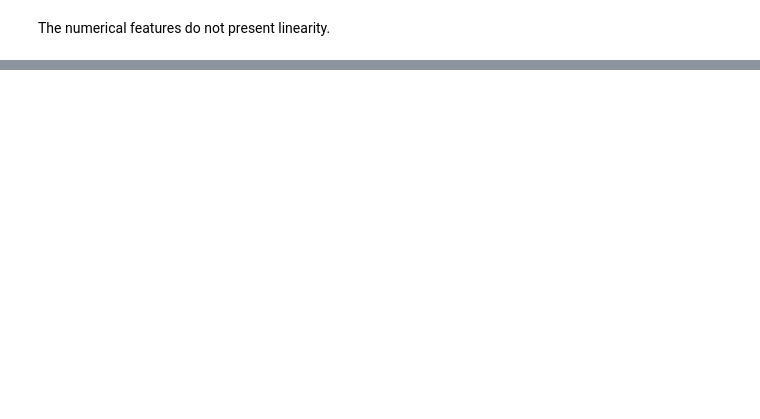
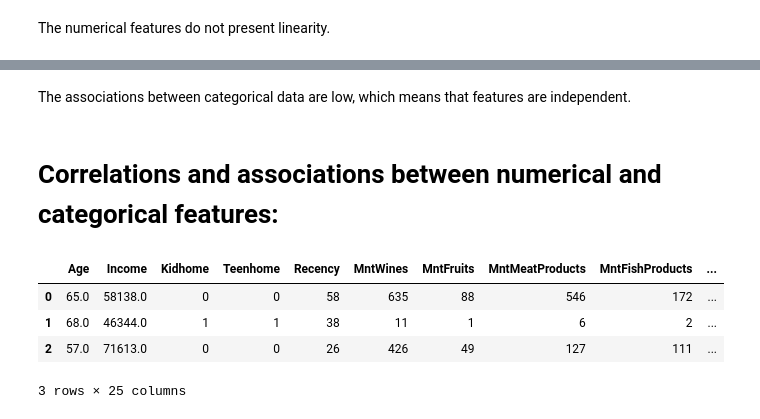
Before and after one commit to AFBA1993/Projects, a Jupyter notebook: Insights/IfoodCase.ipynb, the cells around one changed output, grey strips where cells are left out. Saved outputs shown, nothing was run; the diff lists cells and outputs as text; code cells hidden in the pictures; blank space fills up the shorter version.

```diff
--- a/Insights/IfoodCase.ipynb
+++ b/Insights/IfoodCase.ipynb
@@ -281,0 +344,13 @@ The numerical features do not present linearity.
+# %% [markdown]
+The associations between categorical data are low, which means that features are independent.
+# %% [markdown]
+# Correlations and associations between numerical and categorical features:
+# %%
+merged_data = pd.concat([numerical_data, categorical_data], axis = 1)
+merged_data.head(3)
+# %% [output]
+|  | Age | Income | Kidhome | Teenhome | Recency | MntWines | MntFruits | MntMeatProducts | MntFishProducts | ... |
+| 0 | 65.0 | 58138.0 | 0 | 0 | 58 | 635 | 88 | 546 | 172 | ... |
+| 1 | 68.0 | 46344.0 | 1 | 1 | 38 | 11 | 1 | 6 | 2 | ... |
+| 2 | 57.0 | 71613.0 | 0 | 0 | 26 | 426 | 49 | 127 | 111 | ... |
+3 rows × 25 columns
```
Also changed, not shown: parts of 29 cells of this notebook.
